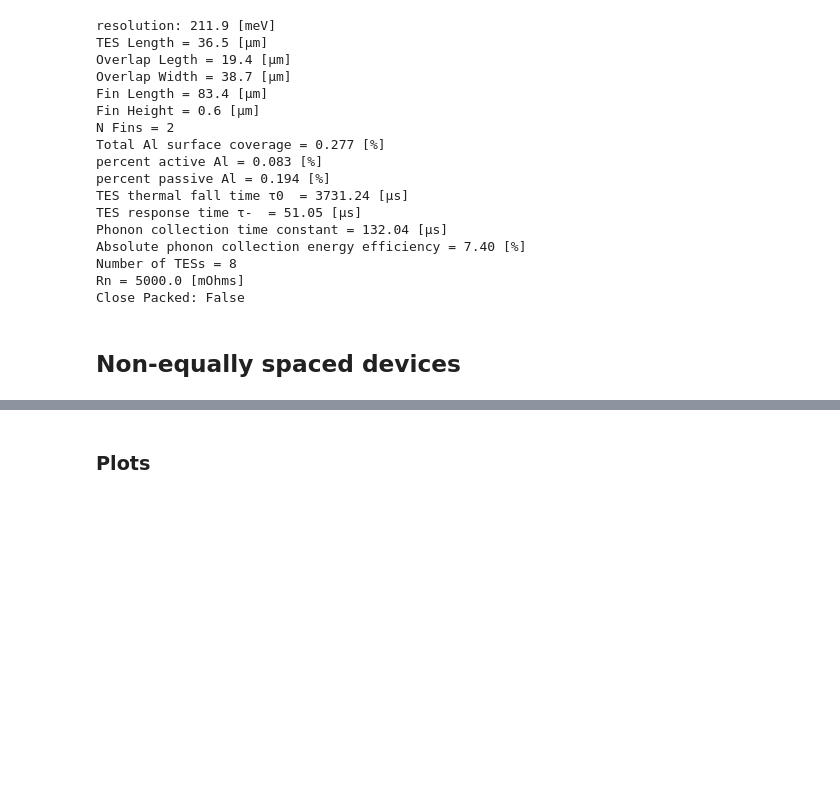
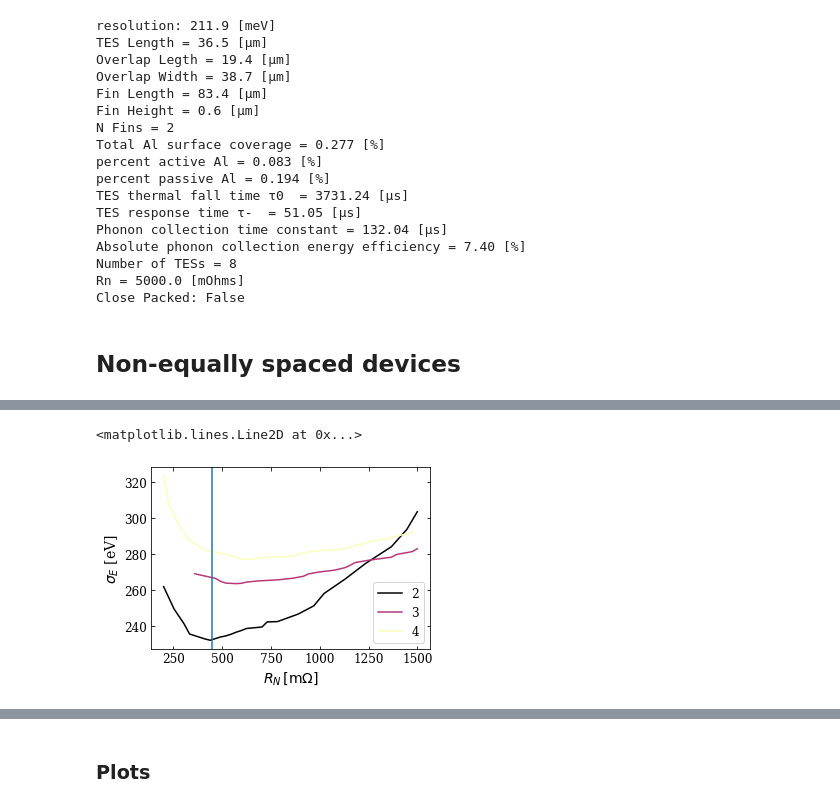
Before and after one commit to cwfink/cm_det_opt, a Jupyter notebook: quarter_percent/point25_percent_cov.ipynb, the cells around one changed output, grey strips where cells are left out. Drawn from its saved outputs; the diff is of its cells as text; code cells hidden in the pictures; blank space fills up the shorter version.

```diff
--- a/quarter_percent/point25_percent_cov.ipynb
+++ b/quarter_percent/point25_percent_cov.ipynb
@@ -520 +447,18 @@ np.save('ntes_025_200_2_5.np', ntes)
+# %%
+colors = cm.magma(np.linspace(0,1,res.shape[0]))
+plt.figure(figsize=(5, 5*2/3))
+for ii in range(res.shape[0]):
+    c = success[ii] == True
+    #c = c1 & (res_n > .3) & (res_n < .535)
+    #c = np.ones_like(overlap[ii], dtype=bool)
+    #plt.plot(res_n[c]*1e3, res[ii][c]*1e3, color=colors[ii], label=f'{ii+2}')
+    plt.plot(res_n[c]*1e3, savgol_filter(res[ii][c], 11, 3)*1e3, color=colors[ii], label=f'{ii+2}')
+    #plt.plot(res_n*1e3, savgol_filter(res[ii], 21, 1)*1e3, color=colors[ii], label=f'{ii+2}')
+plt.ylabel('$\sigma_E$ [eV]')
+plt.xlabel(r'$R_N\, [\mathrm{m}\Omega]$')
+plt.legend()
+plt.axvline(450)
+# %% [output]
+<matplotlib.lines.Line2D at 0x...>
+[figure, added]
 # %%
```
Also changed, not shown: parts of 12 cells of this notebook, 36 other files.
